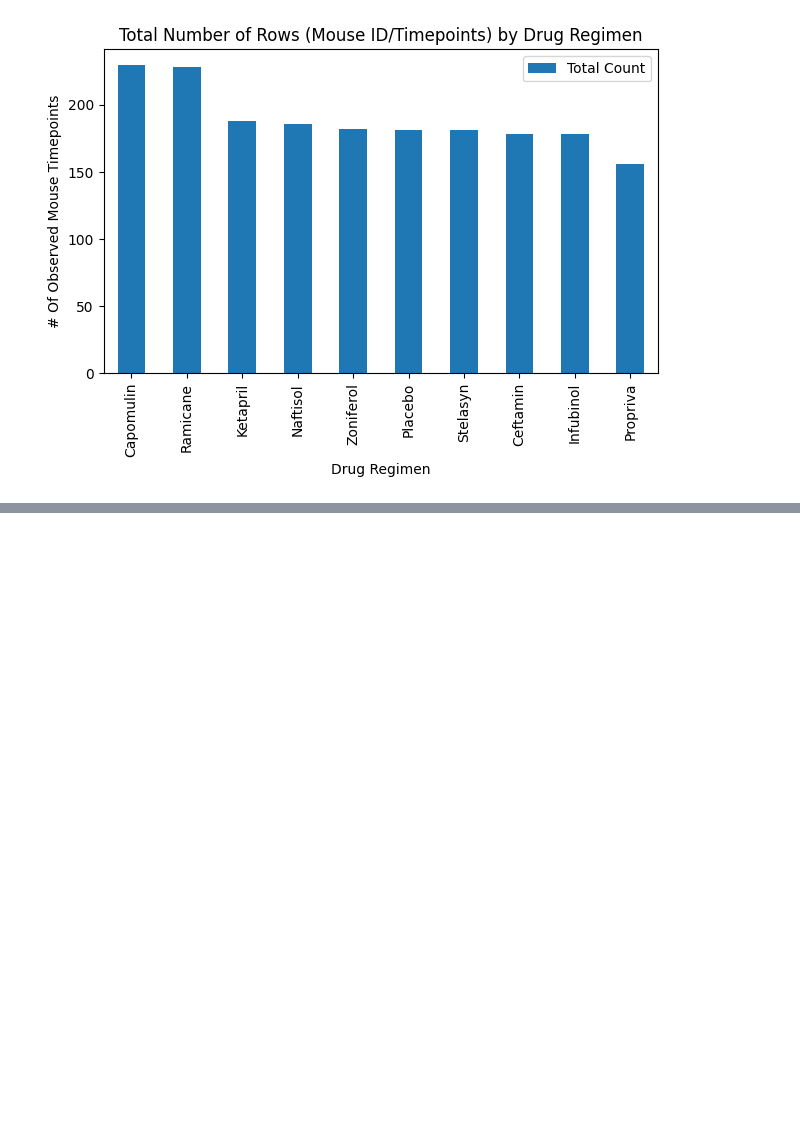
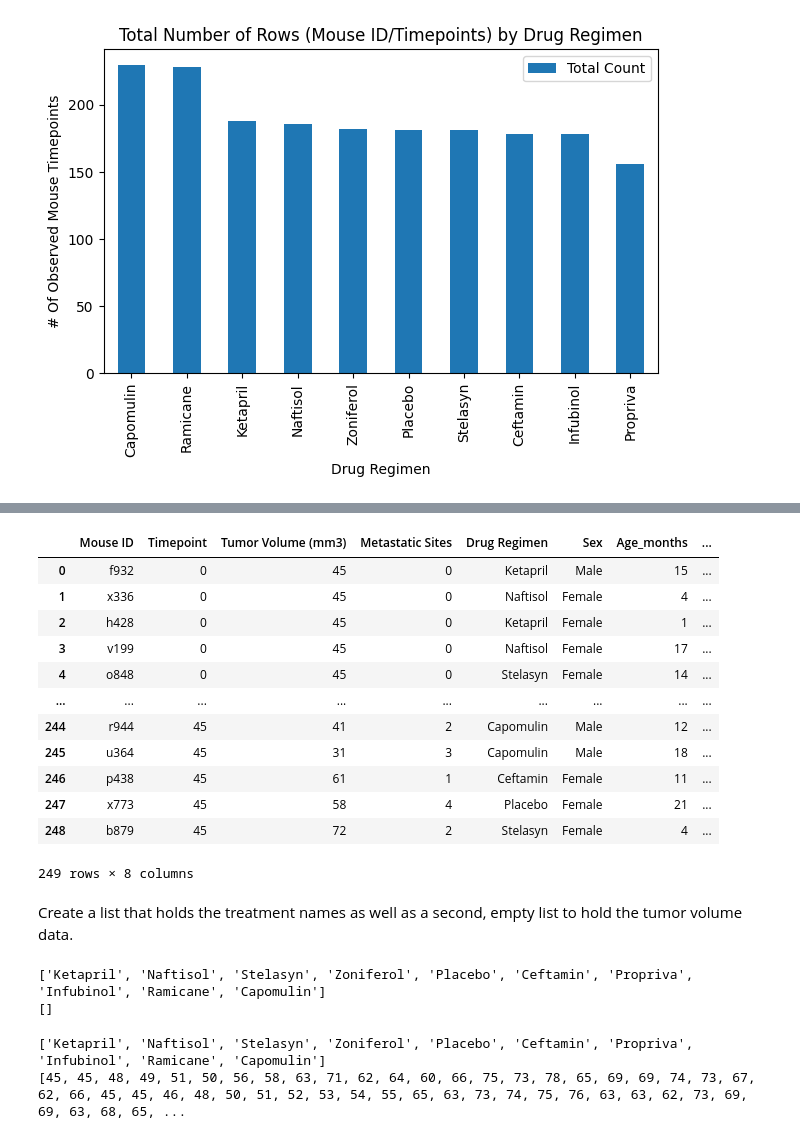
Before and after one commit to denisem77/MODULE-5-CHALLENGE, a Jupyter notebook: Side_trip_B.ipynb, the cells around one changed output, grey strips where cells are left out. Drawn from its saved outputs; the diff is of its cells as text; code cells hidden in the pictures; blank space fills up the shorter version.

```diff
--- a/Side_trip_B.ipynb
+++ b/Side_trip_B.ipynb
@@ -205,0 +237,34 @@ plt.show()
+# %%
+maxTimept_df = Main_df.groupby('Mouse ID')['Timepoint'].max().reset_index()
+
+merged_df = pd.merge(Main_df, maxTimept_df, on=['Mouse ID', 'Timepoint'])
+
+merged_df
+# %% [output]
+|  | Mouse ID | Timepoint | Tumor Volume (mm3) | Metastatic Sites | Drug Regimen | Sex | Age_months | ... |
+| 0 | f932 | 0 | 45 | 0 | Ketapril | Male | 15 | ... |
+| 1 | x336 | 0 | 45 | 0 | Naftisol | Female | 4 | ... |
+| 2 | h428 | 0 | 45 | 0 | Ketapril | Female | 1 | ... |
+| 3 | v199 | 0 | 45 | 0 | Naftisol | Female | 17 | ... |
+| 4 | o848 | 0 | 45 | 0 | Stelasyn | Female | 14 | ... |
+| ... | ... | ... | ... | ... | ... | ... | ... | ... |
+| 244 | r944 | 45 | 41 | 2 | Capomulin | Male | 12 | ... |
+| 245 | u364 | 45 | 31 | 3 | Capomulin | Male | 18 | ... |
+| 246 | p438 | 45 | 61 | 1 | Ceftamin | Female | 11 | ... |
+| 247 | x773 | 45 | 58 | 4 | Placebo | Female | 21 | ... |
+| 248 | b879 | 45 | 72 | 2 | Stelasyn | Female | 4 | ... |
+249 rows × 8 columns
+# %% [markdown]
+
+Create a list that holds the treatment names as well as a second, empty list to hold the tumor volume data.
+# %%
+
+drugRegimen_df = merged_df['Drug Regimen'].unique().tolist()
+
+tumor_volumes = []
+
+print(drugRegimen_df)
+print(tumor_volumes)
+# %% [output]
+['Ketapril', 'Naftisol', 'Stelasyn', 'Zoniferol', 'Placebo', 'Ceftamin', 'Propriva', 'Infubinol', 'Ramicane', 'Capomulin']
+[]
@@ -205,0 +274,20 @@ plt.show()
+# %%
+
+drugRegimen_df = merged_df['Drug Regimen'].unique().tolist()
+
+
+tumor_volumes = []
+
+for drug in drugRegimen_df:
+
+    drug_rows = merged_df[merged_df['Drug Regimen'] == drug]
+
+
+    tumor_volumes.extend(drug_rows['Tumor Volume (mm3)'].tolist())
+
+
+print(drugRegimen_df)
+print(tumor_volumes)
+# %% [output]
+['Ketapril', 'Naftisol', 'Stelasyn', 'Zoniferol', 'Placebo', 'Ceftamin', 'Propriva', 'Infubinol', 'Ramicane', 'Capomulin']
+[45, 45, 48, 49, 51, 50, 56, 58, 63, 71, 62, 64, 60, 66, 75, 73, 78, 65, 69, 69, 74, 73, 67, 62, 66, 45, 45, 46, 48, 50, 51, 52, 53, 54, 55, 65, 63, 73, 74, 75, 76, 63, 63, 62, 73, 69, 69, 63, 68, 65, ...
```
Also changed, not shown: parts of 16 cells of this notebook.
